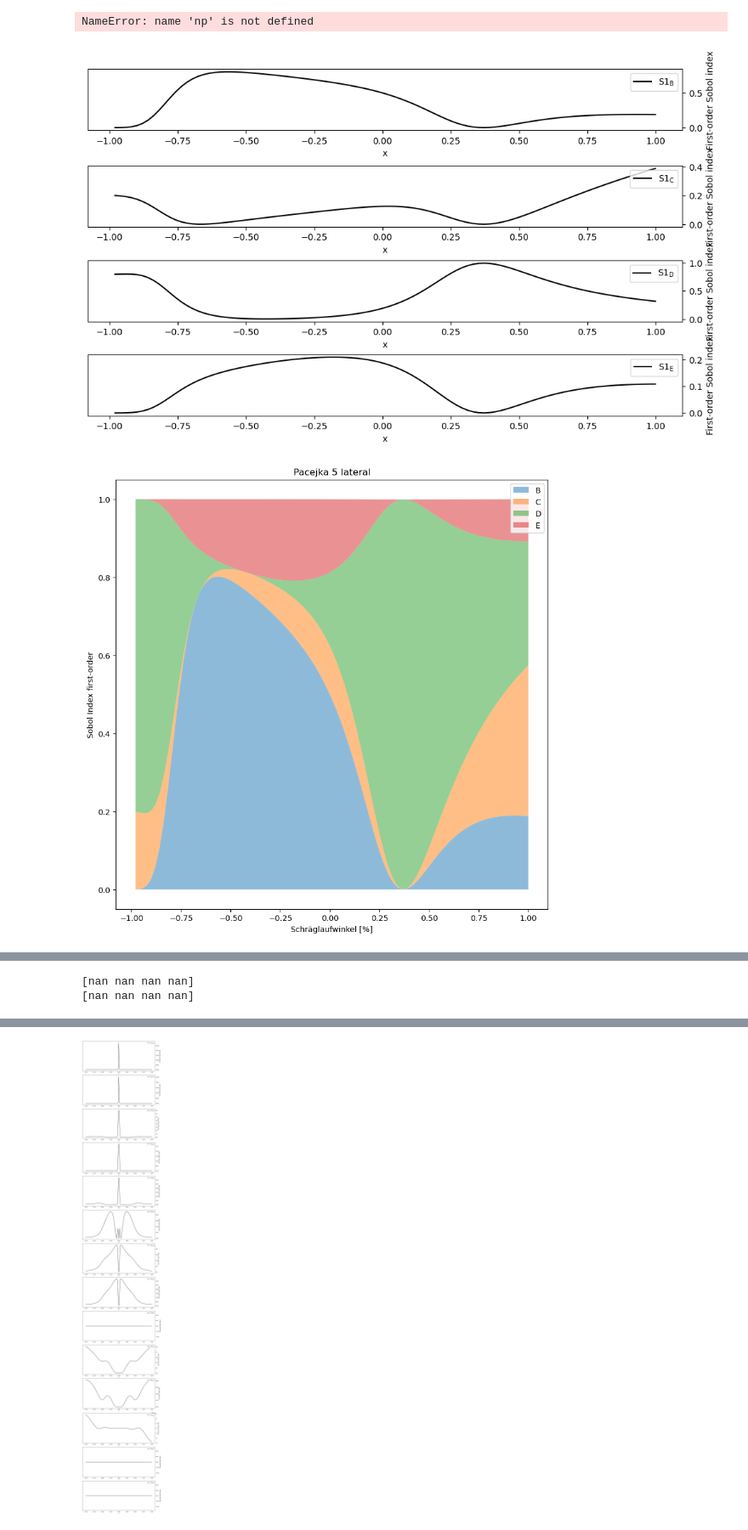
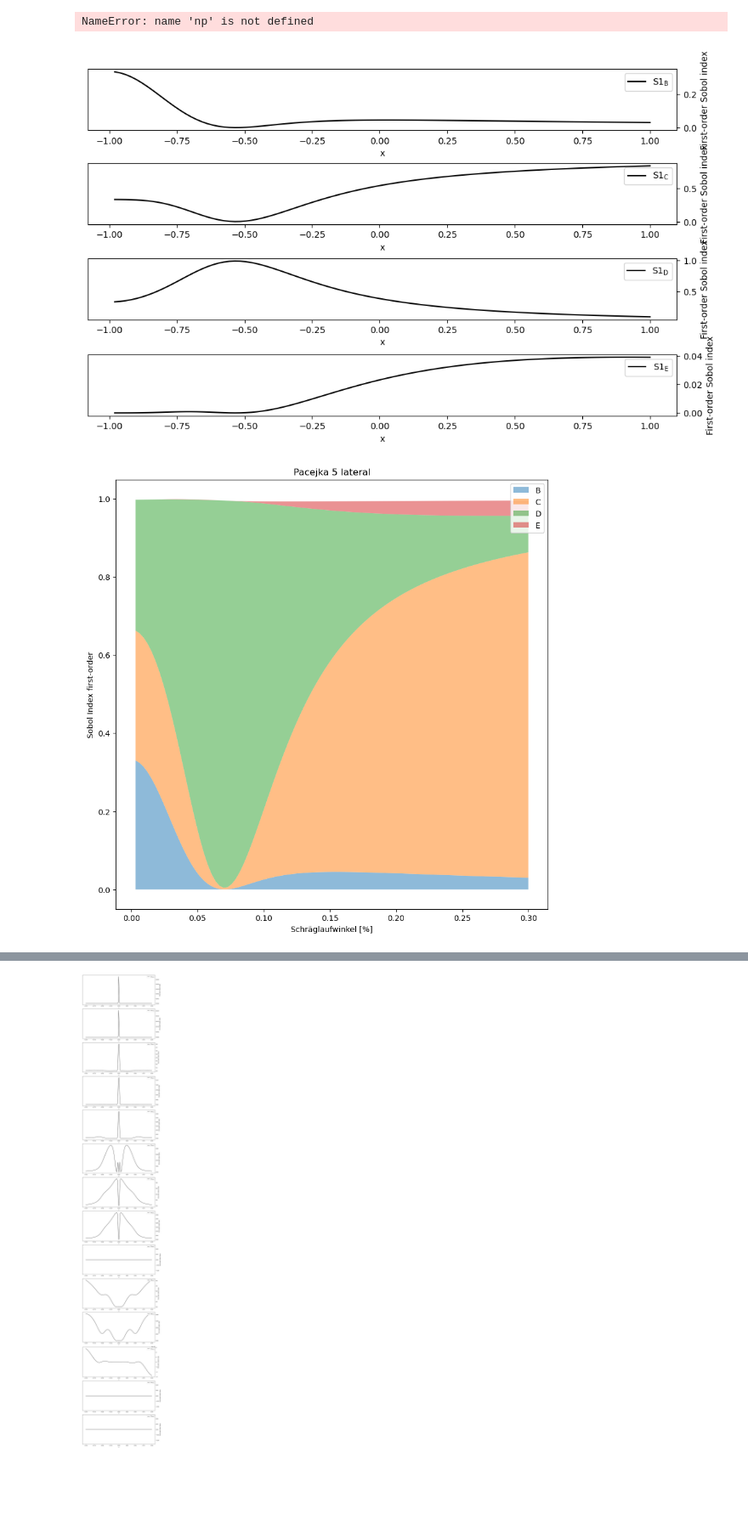
Before and after one commit to BenediktRuhland/SA-Tire-model, a Jupyter notebook: global SA/globalSA_saltelli.ipynb, the cells around one changed output, grey strips where cells are left out. Shown at 85% size. Cells and saved outputs as stored; diff of their text form; code cells hidden in the pictures; blank space fills up the shorter version.

```diff
--- a/global SA/globalSA_saltelli.ipynb
+++ b/global SA/globalSA_saltelli.ipynb
@@ -165,11 +165,11 @@ from SALib import ProblemSpec
 #function
 def Pacejka5_lat(alpha,B,C,D,E):
 
-    Fy= D * np.sin(C * np.arctan(D * alpha - E * (B*alpha - np.arctan(B * alpha))))
+    Fy= 4000 *D * np.sin(C * np.arctan(B * alpha - E * (B*alpha - np.arctan(B * alpha))))
 
     return Fy
-params_SA_Fy = [17.04378049,  1.99996234,  1.82504605,  0.62177794]
-s=0.2
+params_SA_Fy = [-9.06434405 , 1.60162373, -1.72069169, -0.80265574]
+s=0.1
 sp = ProblemSpec({
     'num_vars': 4,
     'names': ['B', 'C', 'D', 'E'],
@@ -187,7 +187,7 @@ def wrapped_function(ab, alpha=alpha):
     return y
 
 (
-sp.sample_sobol(2**14)
+sp.sample_sobol(2**14) #16000 iterationen
 .evaluate(wrapped_function)
 .analyze_sobol()
 )
@@ -226,60 +226,40 @@ S1s_C  = np.array(S1s[:,1])
 S1s_D  = np.array(S1s[:,2])
 S1s_E  = np.array(S1s[:,3])
 
 S1s_C_plt = np.array([x+y for x,y in zip(S1s_B,S1s_C)])
 S1s_D_plt = np.array([x+y for x,y in zip(S1s_C_plt,S1s_D)])
 S1s_E_plt = np.array([x+y for x,y in zip(S1s_D_plt,S1s_E)])
 
 plt.figure(2, figsize=(10,10))
-plt.fill_between(SL,S1s_B,0, alpha=0.5, label = 'B') #alpha = deckkraft farbe
-plt.fill_between(SL,S1s_B,S1s_C_plt, where = (S1s_C_plt > S1s_B), alpha=0.5, label = 'C')
-plt.fill_between(SL,S1s_C_plt,S1s_D_plt, where = (S1s_D_plt > S1s_C_plt), alpha=0.5, label = 'D')
-plt.fill_between(SL,S1s_D_plt,S1s_E_plt, where = (S1s_E_plt > S1s_D_plt), alpha=0.5, label = 'E')
+plt.fill_between(alpha,S1s_B,0, alpha=0.5, label = 'B') #alpha = deckkraft farbe
+plt.fill_between(alpha,S1s_B,S1s_C_plt, where = (S1s_C_plt > S1s_B), alpha=0.5, label = 'C')
+plt.fill_between(alpha,S1s_C_plt,S1s_D_plt, where = (S1s_D_plt > S1s_C_plt), alpha=0.5, label = 'D')
+plt.fill_between(alpha,S1s_D_plt,S1s_E_plt, where = (S1s_E_plt > S1s_D_plt), alpha=0.5, label = 'E')
 plt.xlabel('Schräglaufwinkel [%]')
 plt.ylabel('Sobol Index first-order')
 plt.title('Pacejka 5 lateral')
 plt.legend(loc='upper right')
 plt.show()
 
 STs_B  = np.array(STs[:,0])
 STs_C  = np.array(STs[:,1])
 STs_D  = np.array(STs[:,2])
 STs_E  = np.array(STs[:,3])
 
 STs_C_plt = np.array([x+y for x,y in zip(STs_B,STs_C)])
 STs_D_plt = np.array([x+y for x,y in zip(STs_C_plt,STs_D)])
 STs_E_plt = np.array([x+y for x,y in zip(STs_D_plt,STs_E)])
 
 plt.figure(3, figsize=(10,10))
-plt.fill_between(SL,STs_B,0, alpha=0.5, label = 'B') #alpha = deckkraft farbe
-plt.fill_between(SL,STs_B,STs_C_plt, where = (STs_C_plt > STs_B), alpha=0.5, label = 'C')
-plt.fill_between(SL,STs_C_plt,STs_D_plt, where = (STs_D_plt > STs_C_plt), alpha=0.5, label = 'D')
-plt.fill_between(SL,STs_D_plt,STs_E_plt, where = (STs_E_plt > STs_D_plt), alpha=0.5, label = 'E')
+plt.fill_between(alpha,STs_B,0, alpha=0.5, label = 'B') #alpha = deckkraft farbe
+plt.fill_between(alpha,STs_B,STs_C_plt, where = (STs_C_plt > STs_B), alpha=0.5, label = 'C')
+plt.fill_between(alpha,STs_C_plt,STs_D_plt, where = (STs_D_plt > STs_C_plt), alpha=0.5, label = 'D')
+plt.fill_between(alpha,STs_D_plt,STs_E_plt, where = (STs_E_plt > STs_D_plt), alpha=0.5, label = 'E')
 plt.xlabel('Schräglaufwinkel [rad]')
 plt.ylabel('Sobol total Index ')
 plt.title('Pacejka 5 lateral')
 plt.legend(loc='upper right')
 plt.show()
-
-
-#Mean of Sensitvity indexes of first order index
-# for ranking parameters on influence on the model output (direkter Einfluss auf die Ausgangsgröße)
-
-S1_mean = np.zeros(4)
-i=0
-for i in range(0,4):
-    S1_mean[i] = np.mean(S1s[:,i])
-
-
-#Mean of Sensitvity indexes of total index
-# includes first and all higher order index (berücksichtig Wechselwirkungseffekte zwischen den Parametern, wichtig für nicht-lineare Modelle)
-ST_mean = np.zeros(4)
-i=0
-for i in range(0,4):
-    ST_mean[i] = np.mean(STs[:,i])
-
-print(S1_mean)
-print(ST_mean)
 # %% [output]
-[figure, old version]
+[figure, new version]
-[figure, old version]
+[figure, new version]
@@ -287,2 +266,0 @@ print(ST_mean)
-[nan nan nan nan]
-[nan nan nan nan]
```
Also changed, not shown: parts of 2 cells of this notebook, 1 other file.
